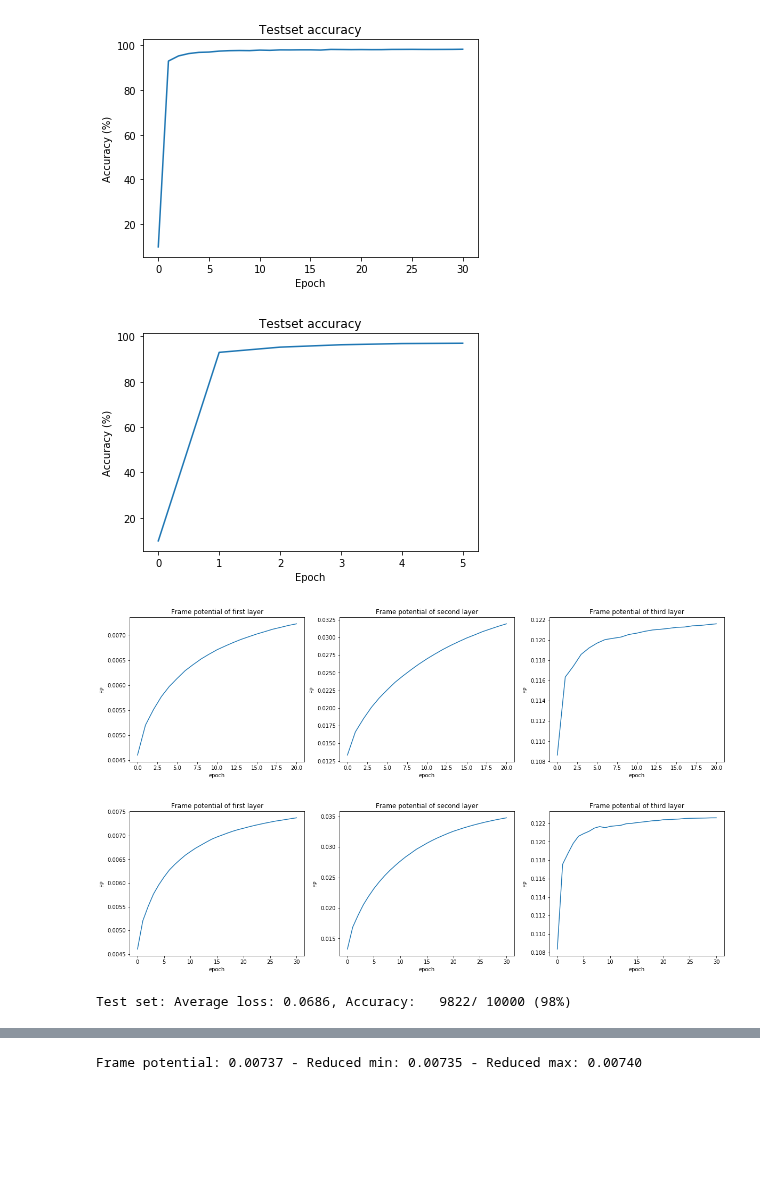
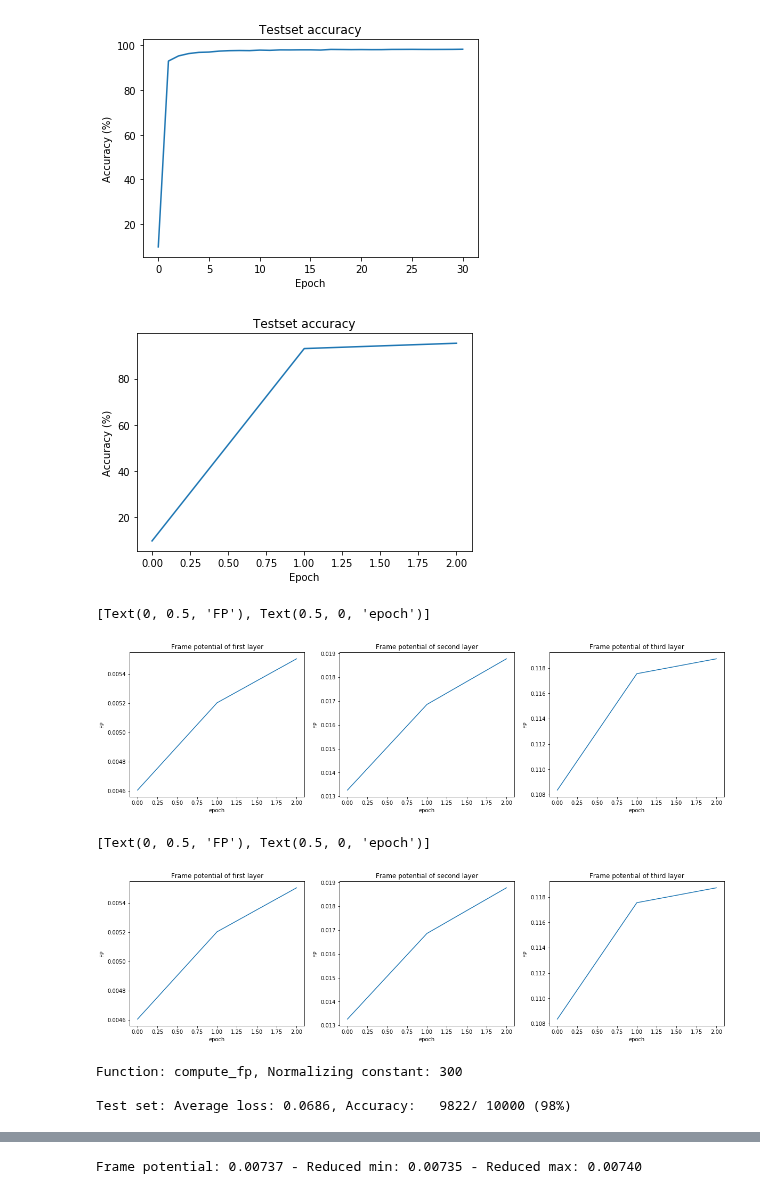
Before and after one commit to jheitmann/Neural-net-pruning, a Jupyter notebook: frame_potential.ipynb, the cells around one changed output, grey strips where cells are left out. Saved outputs shown, nothing was run; the diff lists cells and outputs as text; code cells hidden in the pictures; blank space fills up the shorter version.

```diff
--- a/frame_potential.ipynb
+++ b/frame_potential.ipynb
@@ -63,7 +63,7 @@ testloader = torch.utils.data.DataLoader(testset, batch_size=test_batch_size,
 
 classes = ('0', '1', '2', '3', '4', '5', '6', '7', '8', '9')
 # %%
-epochs = 30
+epochs = 2
 lr = 0.003
 momentum = 0.9
 # %%
@@ -79,4 +79,4 @@ e = Experiment(trainloader, testloader, model)
 
 criterion = nn.CrossEntropyLoss()
 optimizer = optim.SGD(model.parameters(), lr=lr, momentum=momentum)
-monitored = ['fc1.weight', 'fc2.weight', 'fc3.weight']
+monitored = ['fc1', 'fc2', 'fc3']
@@ -107,3 +83,3 @@ model.fc3.set_mask(mask)
 # %%
-test_accuracies, frame_potentials = e.fit(epochs, criterion, optimizer, monitored=monitored, save_model=True)
+test_accuracies, frame_potentials = e.fit(epochs, criterion, optimizer, monitored=monitored, save_model=False)
 # %% [output]
@@ -141,41 +117,37 @@ plt.xlabel('Epoch')
 plt.ylabel('Accuracy (%)')
 plt.show()
 # %% [output]
-[figure, old version]
+[figure, new version]
 # %%
 fig, ((ax1, ax2, ax3)) = plt.subplots(1, 3, sharex=True, figsize=(20,5))
-ax1.plot(frame_potentials['fc1.weight'])
+ax1.plot(frame_potentials['fc1'])
 ax1.set_title('Frame potential of first layer')
 ax1.set(xlabel='epoch', ylabel='FP')
-ax2.plot(frame_potentials['fc2.weight'])
+ax2.plot(frame_potentials['fc2'])
 ax2.set_title('Frame potential of second layer')
 ax2.set(xlabel='epoch', ylabel='FP')
-ax3.plot(frame_potentials['fc3.weight'])
+ax3.plot(frame_potentials['fc3'])
 ax3.set_title('Frame potential of third layer')
 ax3.set(xlabel='epoch', ylabel='FP')
-
-
-fig.show()
 # %% [output]
+[Text(0, 0.5, 'FP'), Text(0.5, 0, 'epoch')]
-[figure, old version]
+[figure, new version]
 # %%
 # New model architecture
 
 fig, ((ax1, ax2, ax3)) = plt.subplots(1, 3, sharex=True, figsize=(20,5))
-ax1.plot(frame_potentials['fc1.weight'])
+ax1.plot(frame_potentials['fc1'])
 ax1.set_title('Frame potential of first layer')
 ax1.set(xlabel='epoch', ylabel='FP')
-ax2.plot(frame_potentials['fc2.weight'])
+ax2.plot(frame_potentials['fc2'])
 ax2.set_title('Frame potential of second layer')
 ax2.set(xlabel='epoch', ylabel='FP')
-ax3.plot(frame_potentials['fc3.weight'])
+ax3.plot(frame_potentials['fc3'])
 ax3.set_title('Frame potential of third layer')
 ax3.set(xlabel='epoch', ylabel='FP')
-
-
-fig.show()
 # %% [output]
+[Text(0, 0.5, 'FP'), Text(0.5, 0, 'epoch')]
-[figure, old version]
+[figure, new version]
 # %%
 model = LeNet_300_100_Pruned()
 model_name = "LeNet_300_100_Pruned_24-09-2019_17:46:38"
@@ -188,4 +160,6 @@ monitored = ['fc1.weight', 'fc2.weight', 'fc3.weight']
 # %%
-accuracy, layer_fp = e.test(criterion, monitored=['fc1.weight'])
+accuracy, layer_fp = e.test(criterion, monitored=['fc1'])
 # %% [output]
+Function: compute_fp, Normalizing constant: 300
+
 Test set: Average loss: 0.0686, Accuracy:   9822/ 10000 (98%)
```
Also changed, not shown: parts of 13 cells of this notebook, 3 other files.
